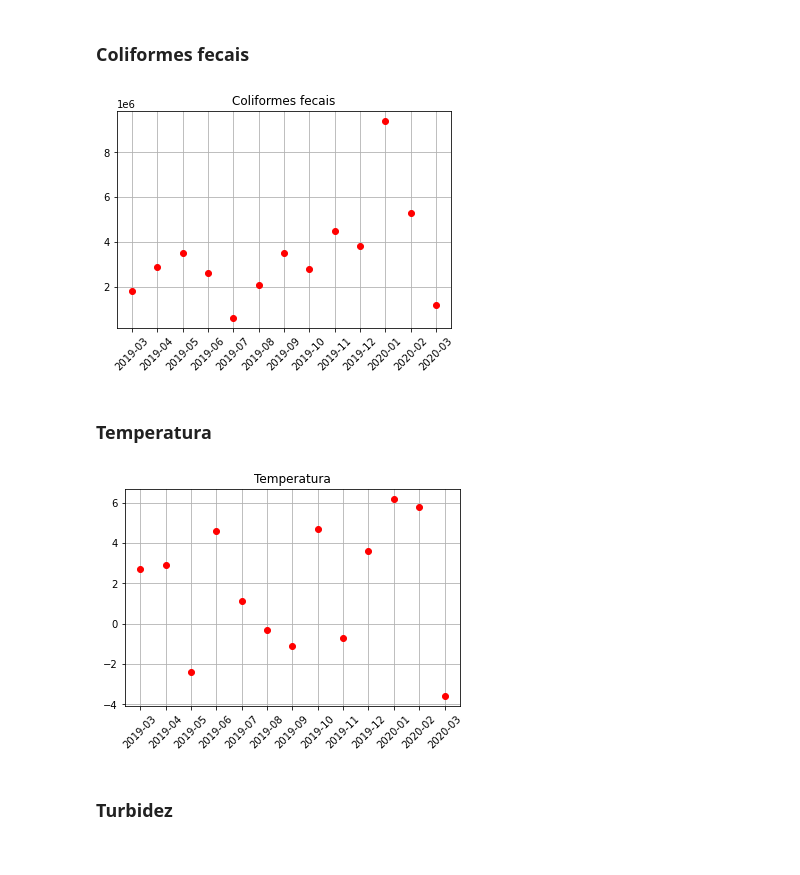
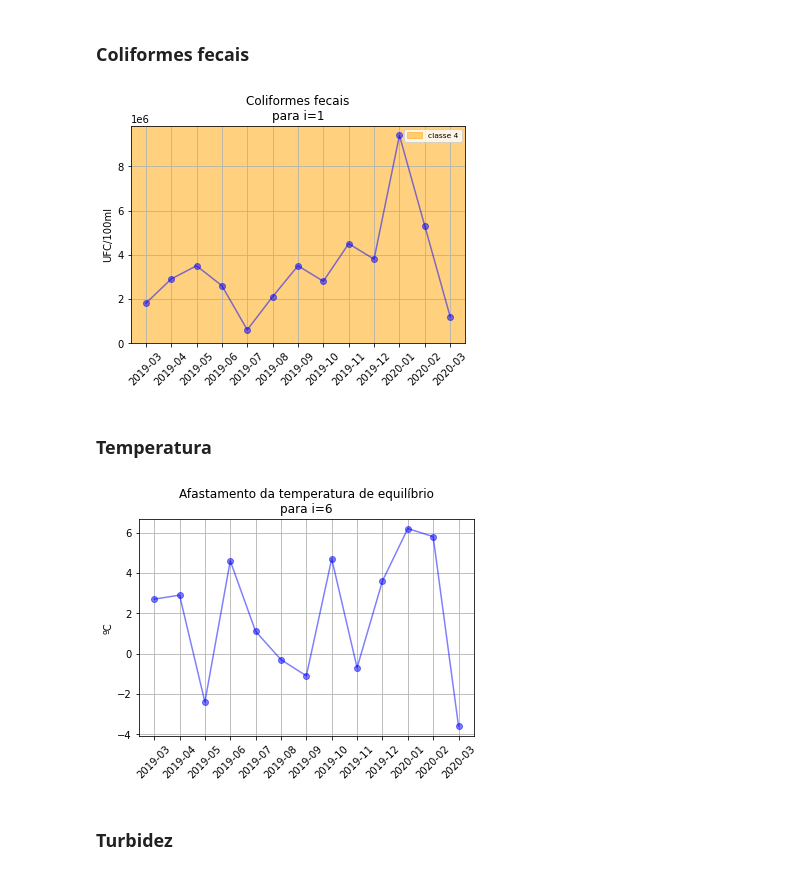
Before and after one commit to NicolasCho/projeto3_qta, a Jupyter notebook: analise/projeto3_graficos.ipynb, the cells around one changed output. Cells and saved outputs as stored; diff of their text form; code cells hidden in the pictures.

```diff
--- a/analise/projeto3_graficos.ipynb
+++ b/analise/projeto3_graficos.ipynb
@@ -477,22 +513,29 @@ plt.show()
 # %% [markdown]
 ### Coliformes fecais
 # %%
-plt.plot_date(df_periodo.index, df_periodo["Valor coliforme(UFC/100mL)"], c = 'red')
-plt.title("Coliformes fecais")
+plt.plot_date(df_periodo.index, df_periodo["Valor coliforme(UFC/100mL)"], c = 'blue', linestyle='-', alpha=0.5)
+plt.title("Coliformes fecais\npara i=1")
 plt.xticks(rotation=45)
 plt.grid(True)
+plt.ylabel("UFC/100ml")
+plt.axis([None, None, 0, None])
+plt.axhspan(2500, 10e6, facecolor='orange', alpha=0.5)
+
+muito_nao_bacana = mpatches.Patch(color='orange', label='classe 4', alpha = 0.5)
+plt.legend(handles=[muito_nao_bacana], loc='upper right', prop={'size': 7.5})
 plt.show()
 # %% [output]
-[figure, old version]
+[figure, new version]
 # %% [markdown]
 ### Temperatura
 # %%
-plt.plot_date(df_periodo.index, df_periodo["Temp afastamento(ºC)"], c = 'red')
-plt.title("Temperatura")
+plt.plot_date(df_periodo.index, df_periodo["Temp afastamento(ºC)"], c = 'blue', linestyle='-', alpha=0.5)
+plt.title("Afastamento da temperatura de equilíbrio\npara i=6")
 plt.xticks(rotation=45)
 plt.grid(True)
+plt.ylabel("ºC")
 plt.show()
 # %% [output]
-[figure, old version]
+[figure, new version]
 # %% [markdown]
 ### Turbidez
```
Also changed, not shown: parts of 14 cells of this notebook.
